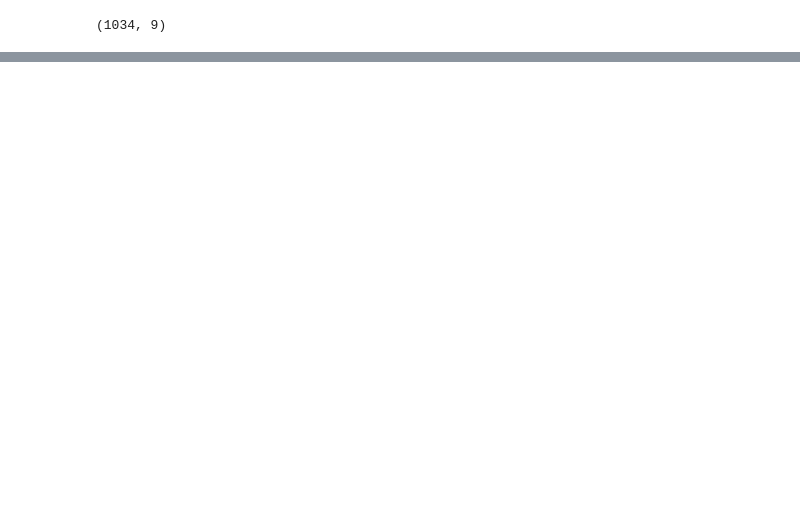
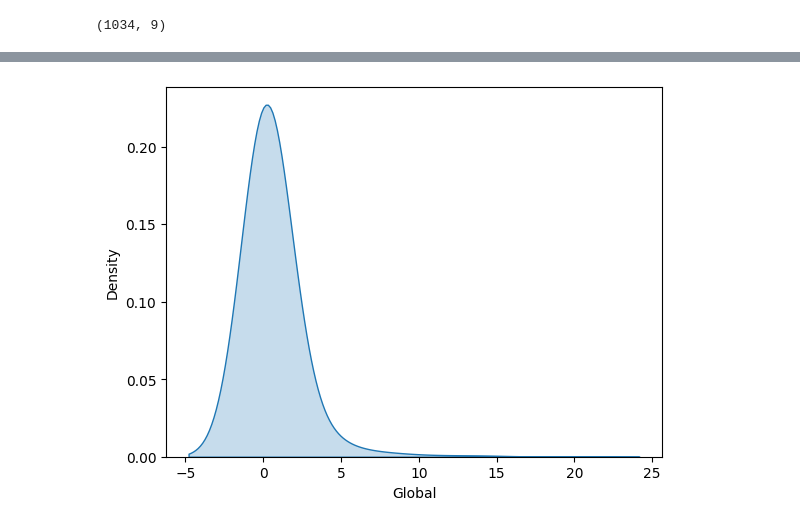
Before and after one commit to Vinicius-DataAnalyst/portfolio, a Jupyter notebook: 04_PROJ_GAMES.ipynb, the cells around one changed output, grey strips where cells are left out. Saved outputs shown, nothing was run; the diff lists cells and outputs as text; code cells hidden in the pictures; blank space fills up the shorter version.

```diff
--- a/04_PROJ_GAMES.ipynb
+++ b/04_PROJ_GAMES.ipynb
@@ -95,0 +39,4 @@ df[['Game', 'Global']].sort_values(by = 'Global', ascending=False).head(10)
+# %%
+# retirando os anos de 2019 e 2020
+df_clean = df.loc[ ( df['Year'] != 2019 ) & ( df['Year'] != 2020 ) ]
+df_clean
@@ -95,0 +57,4 @@ df[['Game', 'Global']].sort_values(by = 'Global', ascending=False).head(10)
+# %%
+sns.kdeplot( df_clean['Global'], fill= True, bw_method= 1);
+# %% [output]
+[figure, added]
```
Also changed, not shown: parts of 18 cells of this notebook.
